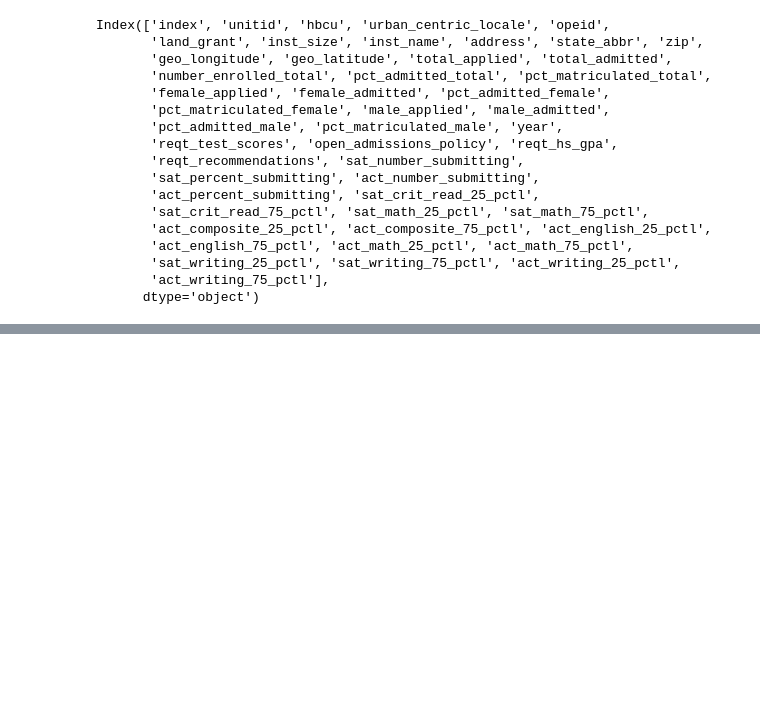
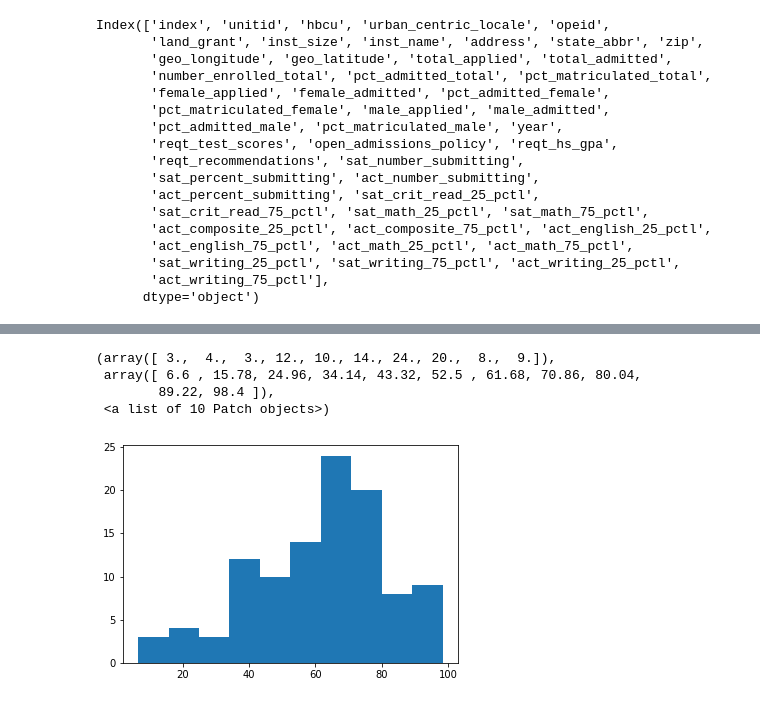
Before and after one commit to meiguan/collegeMap, a Jupyter notebook: prepDataForCollegeMap.ipynb, the cells around one changed output, grey strips where cells are left out. Drawn from its saved outputs; the diff is of its cells as text; code cells hidden in the pictures; blank space fills up the shorter version.

```diff
--- a/prepDataForCollegeMap.ipynb
+++ b/prepDataForCollegeMap.ipynb
@@ -562,0 +650,8 @@ nyColleges.to_file("data/nyColleges.geojson", driver="GeoJSON")
+# %%
+plt.hist(nyColleges.pct_admitted_total)
+# %% [output]
+(array([ 3.,  4.,  3., 12., 10., 14., 24., 20.,  8.,  9.]),
+ array([ 6.6 , 15.78, 24.96, 34.14, 43.32, 52.5 , 61.68, 70.86, 80.04,
+        89.22, 98.4 ]),
+ <a list of 10 Patch objects>)
+[figure, added]
```
Also changed, not shown: parts of 21 cells of this notebook, 2 other files.
